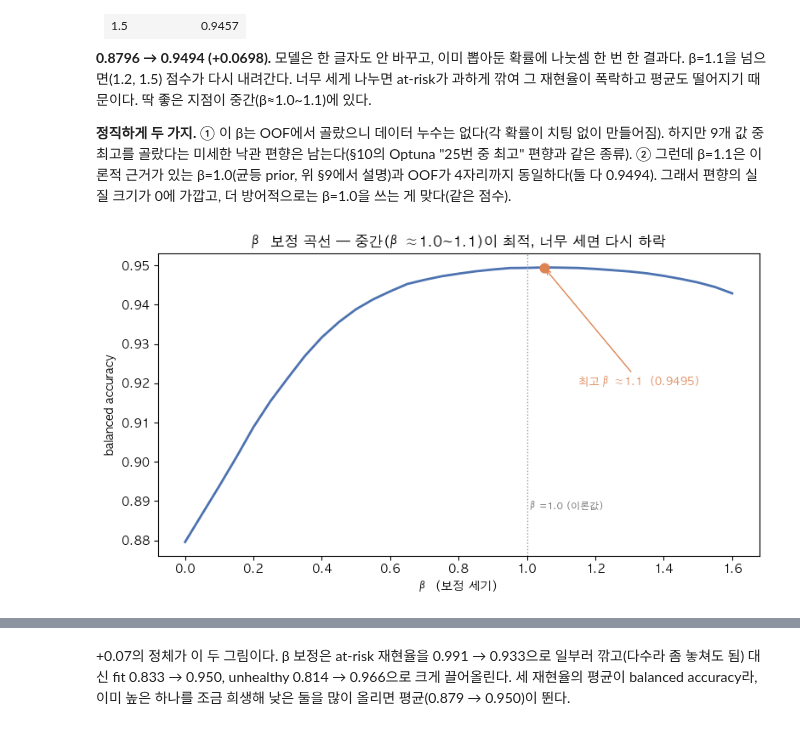
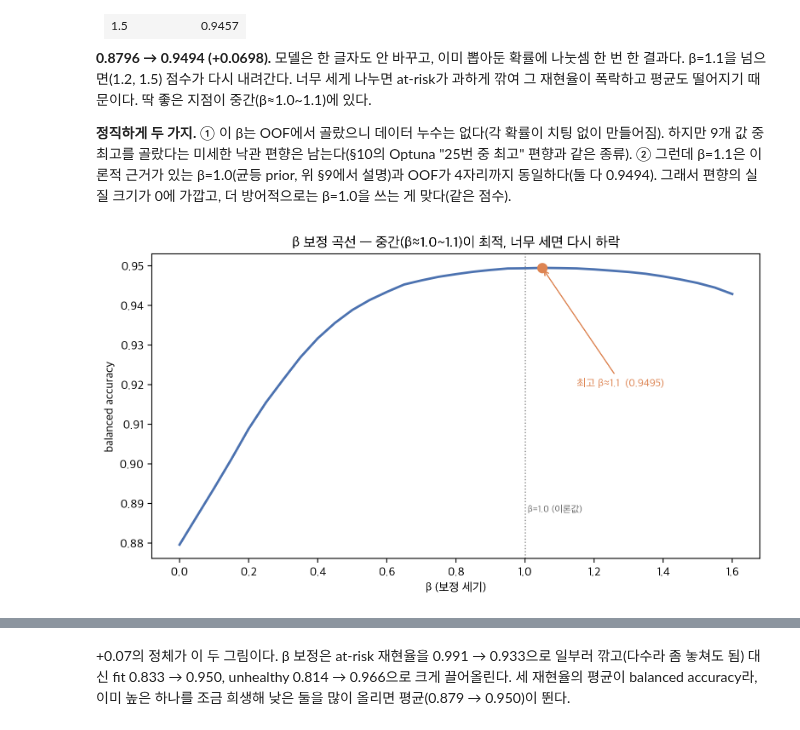
Before and after one commit to qoal1201/synthetic-society-research, a Jupyter notebook: foundations/student-health-risk.ipynb, the cells around one changed output, grey strips where cells are left out. Saved outputs shown, nothing was run; the diff lists cells and outputs as text; code cells hidden in the pictures.

```diff
--- a/foundations/student-health-risk.ipynb
+++ b/foundations/student-health-risk.ipynb
@@ -135,7 +140,7 @@ p값 열을 먼저 보면 6개 전부 사실상 0이다. 69만 행이면 완벽
 # %%
 # 3등분 지문을 그림으로 — 범주형 6개의 값 분포 (결측 제외, 100% 정규화)
 import matplotlib.pyplot as plt
-plt.rcParams["font.family"] = "AppleGothic"   # 한글 깨짐 방지
+plt.rcParams["font.family"] = "Apple SD Gothic Neo"   # 한글 깨짐 방지
 plt.rcParams["axes.unicode_minus"] = False
 
 slot_colors = ["#4C72B0", "#55A868", "#DD8452"]   # 가장 흔한 값 / 2번째 / 3번째
@@ -197,7 +202,7 @@ heart_rate·step_count 모두 상하한이 인위적으로 고정돼 있다. 단
 # %%
 import matplotlib.pyplot as plt
 
-plt.rcParams["font.family"] = "AppleGothic"   # 한글 깨짐 방지
+plt.rcParams["font.family"] = "Apple SD Gothic Neo"   # 한글 깨짐 방지
 plt.rcParams["axes.unicode_minus"] = False
 
 counts = train["health_condition"].value_counts()
@@ -1051,3 +1081,38 @@ for a, b in [("XGBoost", "CatBoost"), ("XGBoost", "LightGBM"), ("CatBoost", "Lig
 ### OOF(Out-Of-Fold) — 한 번 돌려 재활용하는 정직한 확률
 
 CV로 5조각을 돌 때, 각 조각을 자기가 학습에 안 낀 모델이 예측한다. 그 예측을 모으면 전체 690k 행의 치팅 없는 확률이 된다(각 행은 자기 정답을 학습에서 본 적 없는 모델이 예측한 것으로, 데이터 누수와 정확히 같은 원리로 막는다). 이걸 한 번 만들어두면, 뒤에서 결정 규칙을 아무리 많이 시험해도 이 저장된 확률에 계산만 하면 된다. (XGB 기준 전체 690k OOF 생성이 약 19초)
+# %%
+# CV가 OOF를 어떻게 만드는지 — 데이터 없이 개념만 그린다
+import matplotlib.pyplot as plt
+from matplotlib.patches import FancyArrowPatch
+
+plt.rcParams["font.family"] = "Apple SD Gothic Neo"   # 한글 깨짐 방지
+plt.rcParams["axes.unicode_minus"] = False
+
+TRAIN, VAL, OOF_C = "#C9D6E8", "#DD8452", "#55A868"
+fig, ax = plt.subplots(figsize=(10.8, 5.2))
+for f in range(5):
+    yy = 4 - f
+    for c in range(5):
+        ax.add_patch(plt.Rectangle((c * 1.02, yy), 1.02, 0.72,
+                                   facecolor=VAL if c == f else TRAIN, edgecolor="white", lw=1.8))
+    ax.text(-0.25, yy + 0.36, f"폴드 {f+1}", ha="right", va="center", fontsize=10, color="#444")
+    ax.add_patch(FancyArrowPatch((5.25, yy + 0.36), (6.85, yy + 0.36), arrowstyle="->",
+                                 color="#BBBBBB", lw=1.2, mutation_scale=12))
+    ax.add_patch(plt.Rectangle((7.0, yy), 1.0, 0.72, facecolor=OOF_C, edgecolor="white", lw=1.8))
+ax.text(2.55, 5.35, "① 데이터를 5조각으로 나눈다", ha="center", fontsize=11.5, color="#333")
+ax.text(2.55, 4.98, "StratifiedKFold — 조각마다 클래스 비율을 원본과 똑같이",
+        ha="center", fontsize=9, color="#777")
+ax.text(7.5, 5.35, "② 채점 조각만 모은다", ha="center", fontsize=11.5, color="#2F6B4F")
+ax.text(7.5, 4.98, "= OOF 확률", ha="center", fontsize=9, color="#2F6B4F")
+ax.text(7.5, -0.35, "전체 690k행\n각 행을 예측한 모델은\n그 행을 학습에서 본 적이 없다",
+        ha="center", va="top", fontsize=9, color="#555", linespacing=1.6)
+for xx, col, lab in ((0.0, TRAIN, "이 폴드에서 학습"), (2.7, VAL, "이 폴드에서 채점"),
+                     (5.4, OOF_C, "채점 결과를 모은 것")):
+    ax.add_patch(plt.Rectangle((xx, -2.05), 0.5, 0.33, facecolor=col, edgecolor="white"))
+    ax.text(xx + 0.64, -1.89, lab, va="center", fontsize=9.5, color="#444")
+ax.set_xlim(-1.35, 9.6)
+ax.set_ylim(-2.5, 5.8)
+ax.axis("off")
+plt.tight_layout()
+plt.show()
@@ -1139,22 +1206,23 @@ for beta in [0.0, 0.3, 0.5, 0.7, 0.9, 1.0, 1.1, 1.2, 1.5]:
 # %%
 # β 곡선 — 왜 β≈1.0~1.1이 최적이고 더 세게 가면 다시 떨어지나
 betas = np.linspace(0, 1.6, 33)
 curve = [balanced_accuracy_score(y_enc, (oof_proba / prior ** b).argmax(1)) for b in betas]
 best = betas[int(np.argmax(curve))]
+BEST_BAL = max(curve)      # β 보정 최고 OOF 점수 — 뒤 절들이 손으로 옮겨 적지 않고 이 변수를 쓴다
 
 fig, ax = plt.subplots(figsize=(8, 4.5))
 ax.plot(betas, curve, color="#4C72B0", lw=2)
 ax.scatter([best], [max(curve)], color="#DD8452", zorder=5, s=60)
 ax.annotate(f"최고 β≈{best:.1f}  ({max(curve):.4f})", xy=(best, max(curve)),
             xytext=(best + 0.1, max(curve) - 0.03), fontsize=9, color="#DD8452",
             arrowprops=dict(arrowstyle="->", color="#DD8452"))
 ax.axvline(1.0, color="#999", ls=":", lw=1)
 ax.text(1.0, min(curve) + 0.008, " β=1.0 (이론값)", fontsize=8, color="#666", va="bottom")
 ax.set_xlabel("β (보정 세기)"); ax.set_ylabel("balanced accuracy")
 ax.set_title("β 보정 곡선 — 중간(β≈1.0~1.1)이 최적, 너무 세면 다시 하락")
 plt.tight_layout(); plt.show()
 # %% [output]
-[figure, old version]
+[figure, new version]
 # %%
 # β 보정이 재현율을 어떻게 재분배하나 — 보정 전/후 클래스별 재현율
 import seaborn as sns
```
Also changed, not shown: parts of 29 cells of this notebook.
